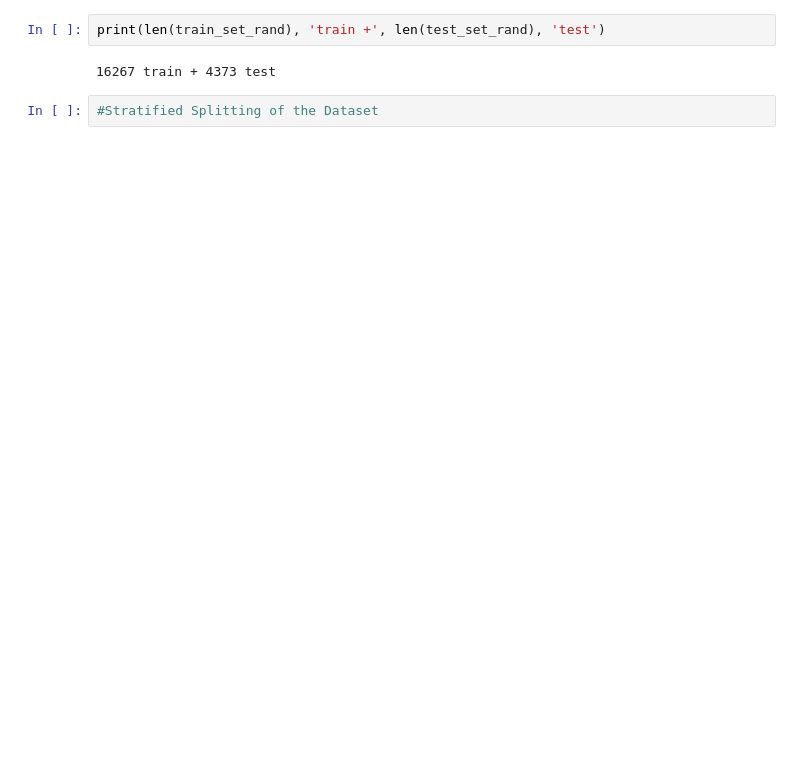
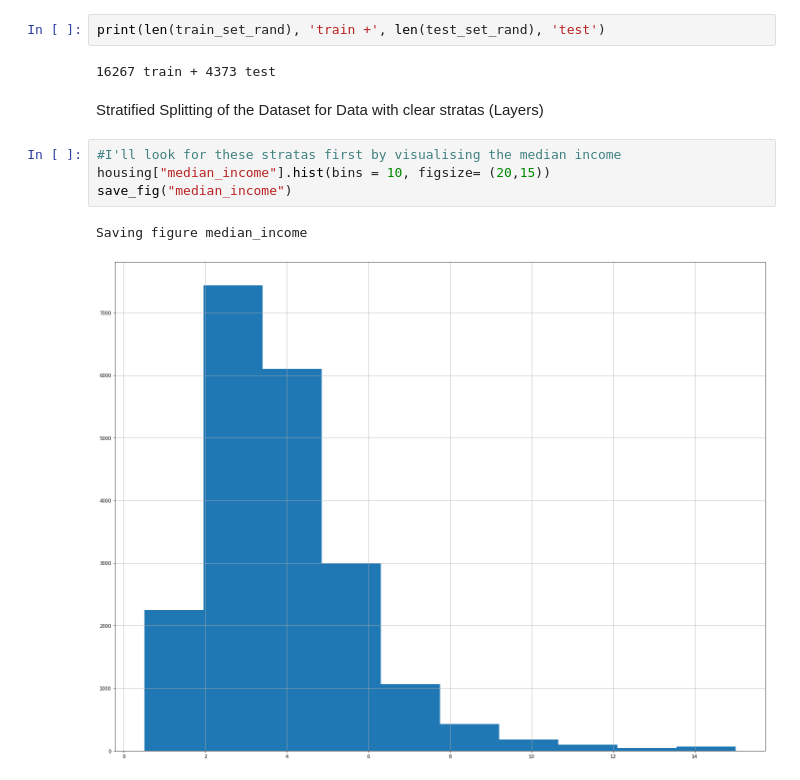
Before and after one commit to uzoochogu/Machine-Learning-Projects, a Jupyter notebook: california-housing-prices-prediction/ch1_housing_prices_exercise.ipynb, the cells around one changed output. Cells and saved outputs as stored; diff of their text form; blank space fills up the shorter version.

Commit message:
Step 3: Visualize & explore the data for insights

```diff
--- a/california-housing-prices-prediction/ch1_housing_prices_exercise.ipynb
+++ b/california-housing-prices-prediction/ch1_housing_prices_exercise.ipynb
@@ -134,5 +139,12 @@ train_set_rand.describe()
 print(len(train_set_rand), 'train +', len(test_set_rand), 'test')
 # %% [output]
 16267 train + 4373 test
-# %%
-#Stratified Splitting of the Dataset
+# %% [markdown]
+Stratified Splitting of the Dataset for Data with clear stratas (Layers)
+# %%
+#I'll look for these stratas first by visualising the median income
+housing["median_income"].hist(bins = 10, figsize= (20,15))
+save_fig("median_income")
+# %% [output]
+Saving figure median_income
+[figure, added]
```
Also changed, not shown: parts of 21 cells of this notebook, 4 other files.
